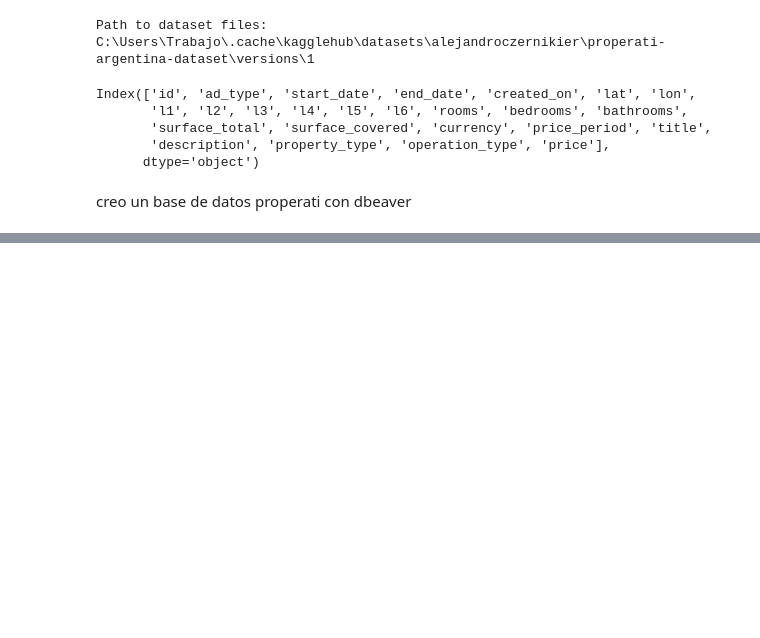
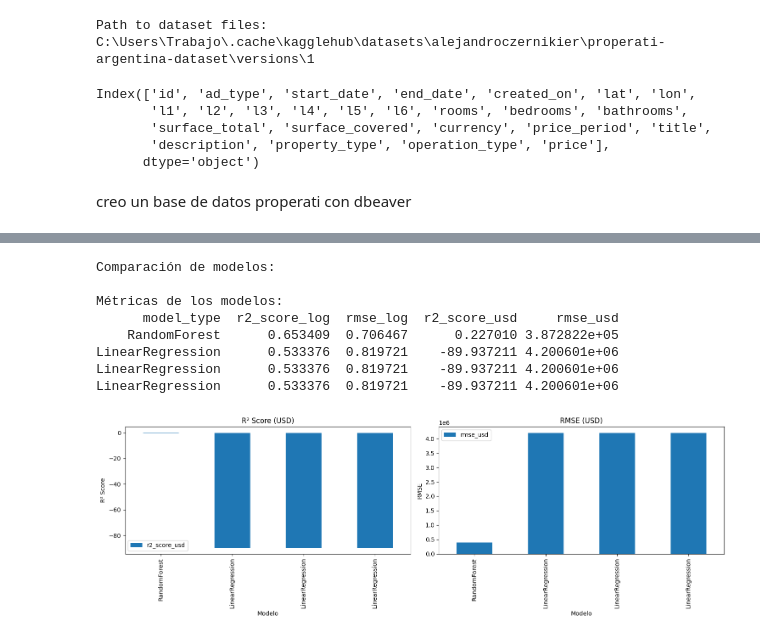
Before and after one commit to JFailh/TPFinal_AsadoAnalitics, a Jupyter notebook: app/properati.ipynb, the cells around one changed output, grey strips where cells are left out. Cells and saved outputs as stored; diff of their text form; code cells hidden in the pictures; blank space fills up the shorter version.

```diff
--- a/app/properati.ipynb
+++ b/app/properati.ipynb
@@ -137,0 +634,56 @@ if not(os.path.exists(db_path)):
+# %%
+# Consultar las métricas guardadas en la base de datos
+conn = sqlite3.connect(db_path)
+metrics_df = pd.read_sql_query('''
+    SELECT
+        model_type,
+        timestamp,
+        r2_score_log,
+        rmse_log,
+        mae_log,
+        r2_score_usd,
+        rmse_usd,
+        mae_usd
+    FROM model_metrics
+    ORDER BY timestamp DESC
+    LIMIT 20
+''', conn)
+conn.close()
+
+# Mostrar comparación
+print("Comparación de modelos:")
+print("\nMétricas de los modelos:")
+print(metrics_df[['model_type', 'r2_score_log', 'rmse_log', 'mae_log', 'r2_score_usd', 'rmse_usd', 'mae_usd']].to_string(index=False))
+
+# Crear visualización de comparación
+import matplotlib.pyplot as plt
+
+fig, axes = plt.subplots(1, 3, figsize=(18, 5))
+
+# R² Score comparación
+metrics_df.plot(kind='bar', x='model_type', y='r2_score_usd', ax=axes[0], title='R² Score (USD)')
+axes[0].set_ylabel('R² Score')
+axes[0].set_xlabel('Modelo')
+
+# RMSE comparación
+metrics_df.plot(kind='bar', x='model_type', y='rmse_usd', ax=axes[1], title='RMSE (USD)')
+axes[1].set_ylabel('RMSE')
+axes[1].set_xlabel('Modelo')
+
+# MAE comparación
+metrics_df.plot(kind='bar', x='model_type', y='mae_usd', ax=axes[2], title='MAE (USD)')
+axes[2].set_ylabel('MAE')
+axes[2].set_xlabel('Modelo')
+
+plt.tight_layout()
+plt.show()
+# %% [output]
+Comparación de modelos:
+
+Métricas de los modelos:
+      model_type  r2_score_log  rmse_log  r2_score_usd     rmse_usd
+    RandomForest      0.653409  0.706467      0.227010 3.872822e+05
+LinearRegression      0.533376  0.819721    -89.937211 4.200601e+06
+LinearRegression      0.533376  0.819721    -89.937211 4.200601e+06
+LinearRegression      0.533376  0.819721    -89.937211 4.200601e+06
+[figure, added]
```
Also changed, not shown: parts of 24 cells of this notebook, 6 other files.
